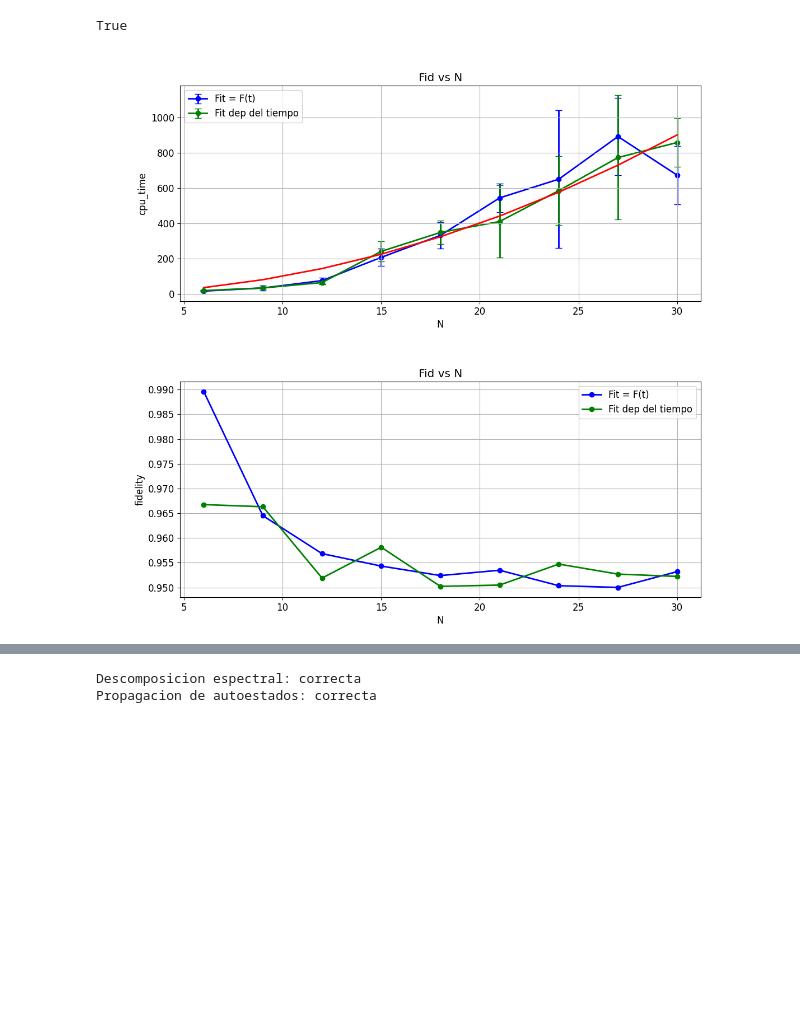
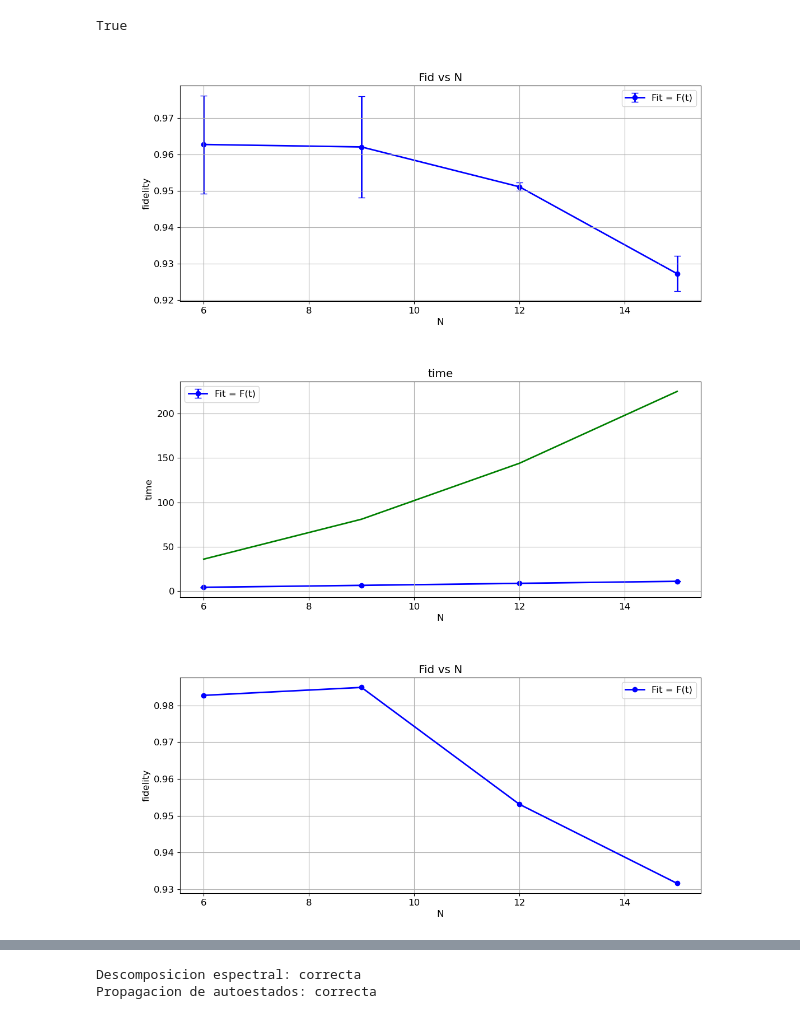
Before and after one commit to sofips/dynamic_ga, a Jupyter notebook: test.ipynb, the cells around one changed output, grey strips where cells are left out. Saved outputs shown, nothing was run; the diff lists cells and outputs as text; code cells hidden in the pictures; blank space fills up the shorter version.

Commit message:
result plotting (fix)

```diff
--- a/test.ipynb
+++ b/test.ipynb
@@ -89,21 +89,26 @@ def compare_maxmin(dataframes, maxmin = 'max',title = False, attribute = 'fitnes
 
     return True
 # %%
-time_dep_file = '/home/sofi/Documentos/doc/dynamic_ga/time_dep_fidelity/nvsmaxfid.dat'
-og_fid_file = '/home/sofi/Documentos/doc/dynamic_ga/no_time_fidelity/nvsmaxfid.dat'
+#time_dep_file = '/home/sofi/Documentos/doc/dynamic_ga/time_dep_fidelity/nvsmaxfid.dat'
+#og_fid_file = '/home/sofi/Documentos/doc/dynamic_ga/no_time_fidelity/nvsmaxfid.dat'
+df = '/home/speron/dynga/dinamic_ga/reward_based_t5n/nvsmaxfid.dat'
+#time_dep_file = '/home/sofi/Documentos/doc/dynamic_ga/time_dep_fidelity/nvsmaxfid.dat'
 
 
 column_names = ['dimension', 'sample', 'fidelity', 'time', 'generations', 'cpu_time']
-time_dep_data = pd.read_csv(time_dep_file, delimiter = ' ', names = column_names)
-og_fid_data = pd.read_csv(og_fid_file, delimiter = ' ', names = column_names)
+og_fid_data = pd.read_csv(df, delimiter = ' ', names = column_names)
+#og_fid_data = pd.read_csv(og_fid_file, delimiter = ' ', names = column_names)
 # %%
 
-compare_mean([og_fid_data,time_dep_data],title= 'Fid vs N', attribute= 'cpu_time',labels=['Fit = F(t)','Fit dep del tiempo'])
+compare_mean([og_fid_data],title= 'Fid vs N', attribute= 'fidelity',labels=['Fit = F(t)','Fit dep del tiempo'])
+compare_mean([og_fid_data],title= 'time', attribute= 'time',labels=['Fit = F(t)','Fit dep del tiempo'])
+
 plt.plot(og_fid_data['dimension'],og_fid_data['dimension']*og_fid_data['dimension'])
-compare_maxmin([og_fid_data,time_dep_data],title= 'Fid vs N', attribute= 'fidelity',labels=['Fit = F(t)','Fit dep del tiempo'])
+compare_maxmin([og_fid_data],title= 'Fid vs N', attribute= 'fidelity',labels=['Fit = F(t)','Fit dep del tiempo'])
 # %% [output]
 True
-[figure, old version]
+[figure, new version]
-[figure, old version]
+[figure, new version]
+[figure, added]
 # %%
 
```
Also changed, not shown: parts of 2 cells of this notebook.
